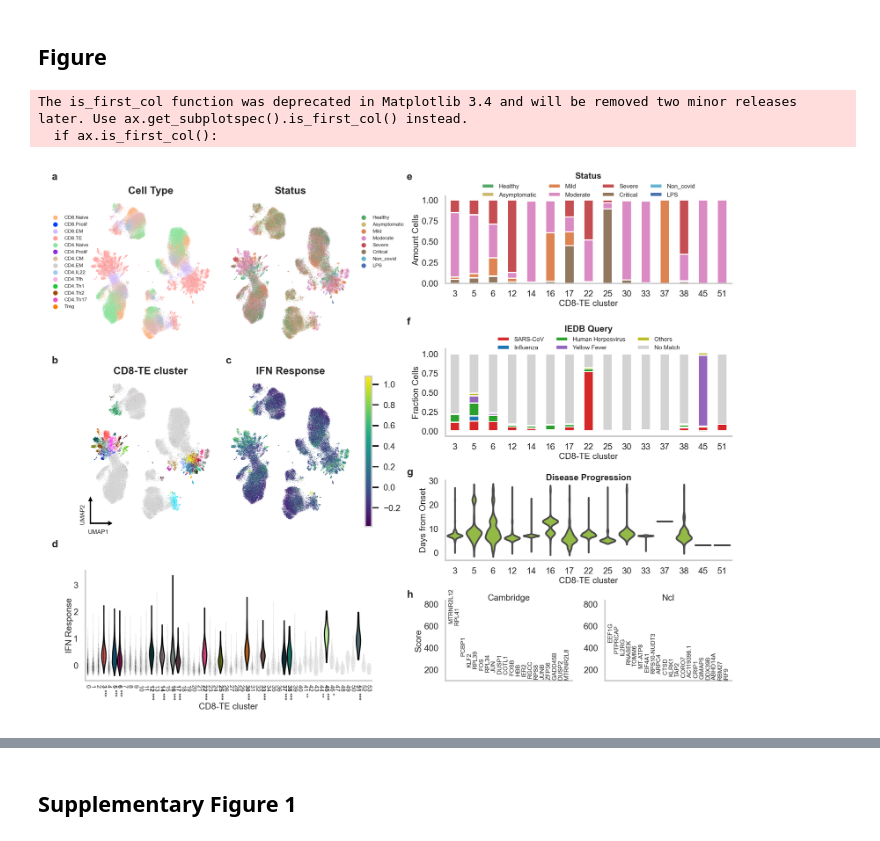
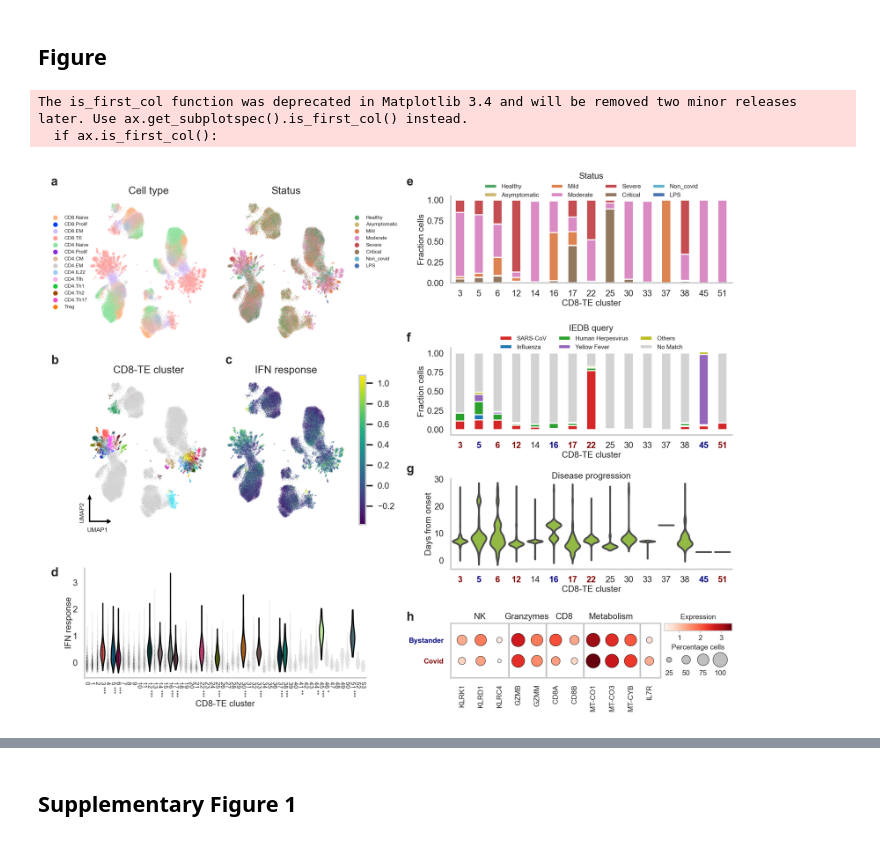
Before and after one commit to SchubertLab/mvTCR_reproducibility, a Jupyter notebook: figure_code/Figure_2_sars_cov.ipynb, the cells around one changed output, grey strips where cells are left out. Cells and saved outputs as stored; diff of their text form; code cells hidden in the pictures.

Commit message:
Figures 1 + 2

```diff
--- a/figure_code/Figure_2_sars_cov.ipynb
+++ b/figure_code/Figure_2_sars_cov.ipynb
@@ -97,6 +95,9 @@ palette_query = {
     'Others': 'tab:olive',
     'No Match': 'lightgrey'
 }
+# %%
+color_covid_clusters = 'maroon'
+color_bystander_clusters = 'navy'
 # %%
 react_leiden = adata.uns['reactive_clusters']
 df_status = adata[adata.obs['leiden_moe_cd8te'].isin(react_leiden)].obs[['leiden_moe_cd8te',
@@ -222,7 +223,7 @@ def plot_violin(data, col, ax):
 
     for l, v in zip(labels, plot.findobj(PolyCollection)):
         if '***' in l.get_text():
-            l.set_fontweight('bold')
+            #l.set_fontweight()
             v.set_linewidth(0.8)
         else:
             # v.set_edgecolor('lightgrey')
@@ -230,7 +231,7 @@ def plot_violin(data, col, ax):
             v.set_color('lightgrey')
 
     ax.tick_params(axis='x', labelrotation=270, labelsize='x-small')
-    plot.set_ylabel('IFN Response')
+    plot.set_ylabel('IFN response')
     plot.set_xlabel('CD8-TE cluster')
     ax.grid(False)
     ax.spines['top'].set_visible(False)
@@ -267,5 +276,5 @@ def plot_stacked_bar(df, title, ylabel, palette, ax, legend=False, order=None):
 # %%
-def plot_days(data, grouping, ax):
+def plot_days(data, grouping, ax, cv_clusters=None, by_clusters=None):
     react_leiden = data.uns['reactive_clusters']
     df = data[data.obs['leiden_moe_cd8te'].isin(react_leiden)].obs
     plot = sb.violinplot(data=df, x='leiden_moe_cd8te', y=grouping, ax=ax, color='yellowgreen', scale='width',
@@ -279,9 +288,9 @@ def plot_days(data, grouping, ax):
         patch.set_width(new_width)
         patch.set_x(patch.get_x() + diff * .5)
 
-    ax.set_title('Disease Progression', pad=0, weight='bold')
+    ax.set_title('Disease progression', pad=0)
     ax.set_xlabel('CD8-TE cluster')
-    ax.set_ylabel('Days from Onset')
+    ax.set_ylabel('Days from onset')
 
     ax.tick_params(axis='x', labelrotation=0)
     ax.grid(False)
@@ -292,4 +301,11 @@ def plot_days(data, grouping, ax):
     ax.xaxis.labelpad = 1
     ax.tick_params(axis='y', which='major', pad=0)
     ax.tick_params(axis='x', which='major', pad=0)
+    for tick in ax.get_xticklabels():
+        if cv_clusters is not None and tick.get_text() in cv_clusters:
+            tick.set_color(color_covid_clusters)
+            tick.set_weight('bold')
+        if by_clusters is not None and  tick.get_text() in by_clusters:
+            tick.set_color(color_bystander_clusters)
+            tick.set_weight('bold')
 # %%
@@ -390,66 +473,84 @@ gridspecs["gs_ef"] = mpl.gridspec.GridSpecFromSubplotSpec(
     subplot_spec=gridspecs["gs_cdef"][1],
     nrows=2,
     ncols=1,
-    height_ratios=[1, 1],
+    height_ratios=[1, 0.6],
     width_ratios=[1],
-    hspace=0.5
+    hspace=0.75
 )
 
-gridspecs["gs_f"] = mpl.gridspec.GridSpecFromSubplotSpec(
+"""gridspecs["gs_f"] = mpl.gridspec.GridSpecFromSubplotSpec(
     subplot_spec=gridspecs["gs_ef"][1],
     nrows=1,
     ncols=2,
     height_ratios=[1],
     width_ratios=[1, 1],
-)
+)"""
 
 ax_a = {}
 for i in range(6):
     ax_a[i] = fig.add_subplot(gridspecs["gs_a"][i])
 
 
 ax_b = fig.add_subplot(gridspecs["gs_ab"][1])
 
 ax_c = fig.add_subplot(gridspecs["gs_cd"][0])
 ax_d = fig.add_subplot(gridspecs["gs_cd"][1])
 ax_e = fig.add_subplot(gridspecs["gs_ef"][0])
-ax_f1 = fig.add_subplot(gridspecs["gs_f"][0])
-ax_f2 = fig.add_subplot(gridspecs["gs_f"][1])
 
-plot_umap(adata, 'full_clustering', ax_a[0], xlabel='Cell Type', legend='upper left', order=order_ct)
+#ax_f = fig.add_subplot(gridspecs["gs_ef"][1])
+#ax_f1 = fig.add_subplot(gridspecs["gs_f"][0])
+#ax_f2 = fig.add_subplot(gridspecs["gs_f"][1])
+
+plot_umap(adata, 'full_clustering', ax_a[0], xlabel='Cell type', legend='upper left', order=order_ct)
 plot_umap(adata, 'Status_on_day_collection_summary', ax_a[1], xlabel='Status', legend='upper right', order=order_status)
 plot_empty(ax_a[2])
 
 plot_umap(adata, 'leiden_moe_cd8te', ax_a[3], xlabel='CD8-TE cluster')
-plot_umap(adata, 'ifn response_score', ax_a[4], xlabel='IFN Response')
+plot_umap(adata, 'ifn response_score', ax_a[4], xlabel='IFN response')
 plot_colorbar(adata, 'ifn response_score', ax_a[5])
 
 plot_umap_axis(ax_a[3], offset=0.05)
 
 plot_violin(adata, 'ifn response_score', ax_b)
-plot_stacked_bar(df_status, 'Status', 'Amount Cells',  palette_status, ax_c, legend=True, order=order_status)
-plot_stacked_bar(df_disease, 'IEDB Query', 'Fraction Cells', palette_query, ax_d, legend=True, order=order_disease)
-plot_days(adata, 'days_from_onset_numeric', ax_e)
-plot_degs('Cambridge', ax_f1, left=True)
-plot_degs('Ncl', ax_f2)
+plot_stacked_bar(df_status, 'Status', 'Fraction cells',  palette_status, ax_c, legend=True, order=order_status)
+
+cv_clusters = ['3', '6', '12', '17', '22', '51']
+by_clusters = ['5', '16',  '45']
+plot_stacked_bar(df_disease, 'IEDB query', 'Fraction cells', palette_query, ax_d, legend=True, order=order_disease,
+                cv_clusters=cv_clusters, by_clusters=by_clusters)
+
+plot_days(adata, 'days_from_onset_numeric', ax_e,
+         cv_clusters=cv_clusters, by_clusters=by_clusters)
+#plot_degs('Bystander', ax_f1, left=True)
+#plot_degs('Covid', ax_f2)
+
+genes = ['KLRK1', 'KLRD1', 'KLRC4',
+         'GZMB', 'GZMM',
+         'CD8A', 'CD8B',
+         'MT-CO1', 'MT-CO3', 'MT-CYB',
+         'IL7R']#, '' 'IL7R', 'GNLY', 'NCR3', 'GZMK']
+labels = ['NK', 'Granzymes', 'CD8', 'Metabolism']#, 'tbd']
+positions = [[1, 1], [3, 4], [5, 6], [8, 8]]
+seperators = [3, 5, 7, 10]
+plot_degs_dotplot(gridspecs["gs_ef"][1], genes, labels, positions, seperators, size=100, pos1=2.5, pos2=8.5)
 
 
-fig.text(0.01, 0.97, 'a', size='large', weight='bold')
-fig.text(0.01, 0.64, 'b', size='large', weight='bold')
-fig.text(0.26, 0.64, 'c', size='large', weight='bold')
-fig.text(0.01, 0.31, 'd', size='large', weight='bold')
-fig.text(0.52, 0.97, 'e', size='large', weight='bold')
-fig.text(0.52, 0.71, 'f', size='large', weight='bold')
-fig.text(0.52, 0.44, 'g', size='large', weight='bold')
-fig.text(0.52, 0.22, 'h', size='large', weight='bold')
+fig.text(0.01, 0.96, 'a', size='x-large', weight='bold')
+fig.text(0.01, 0.64, 'b', size='x-large', weight='bold')
+fig.text(0.26, 0.64, 'c', size='x-large', weight='bold')
+fig.text(0.01, 0.26, 'd', size='x-large', weight='bold')
+fig.text(0.52, 0.96, 'e', size='x-large', weight='bold')
+fig.text(0.52, 0.68, 'f', size='x-large', weight='bold')
+fig.text(0.52, 0.445, 'g', size='x-large', weight='bold')
+fig.text(0.52, 0.18, 'h', size='x-large', weight='bold')
 
 
 fig.tight_layout()
-fig.savefig('../figures/03_haniffa.pdf',
+fig.savefig('../figures/03_haniffa_dp.pdf',
            dpi=DPI, bbox_inches='tight')
-fig.savefig('../figures/03_haniffa.png',
+fig.savefig('../figures/03_haniffa_dp.png',
            dpi=DPI, bbox_inches='tight')
 # %% [output]
 The is_first_col function was deprecated in Matplotlib 3.4 and will be removed two minor releases later. Use ax.get_subplotspec().is_first_col() instead.
   if ax.is_first_col():
-[figure, old version]
+[figure, new version]
```
Also changed, not shown: parts of 31 cells of this notebook, 1 other file.
